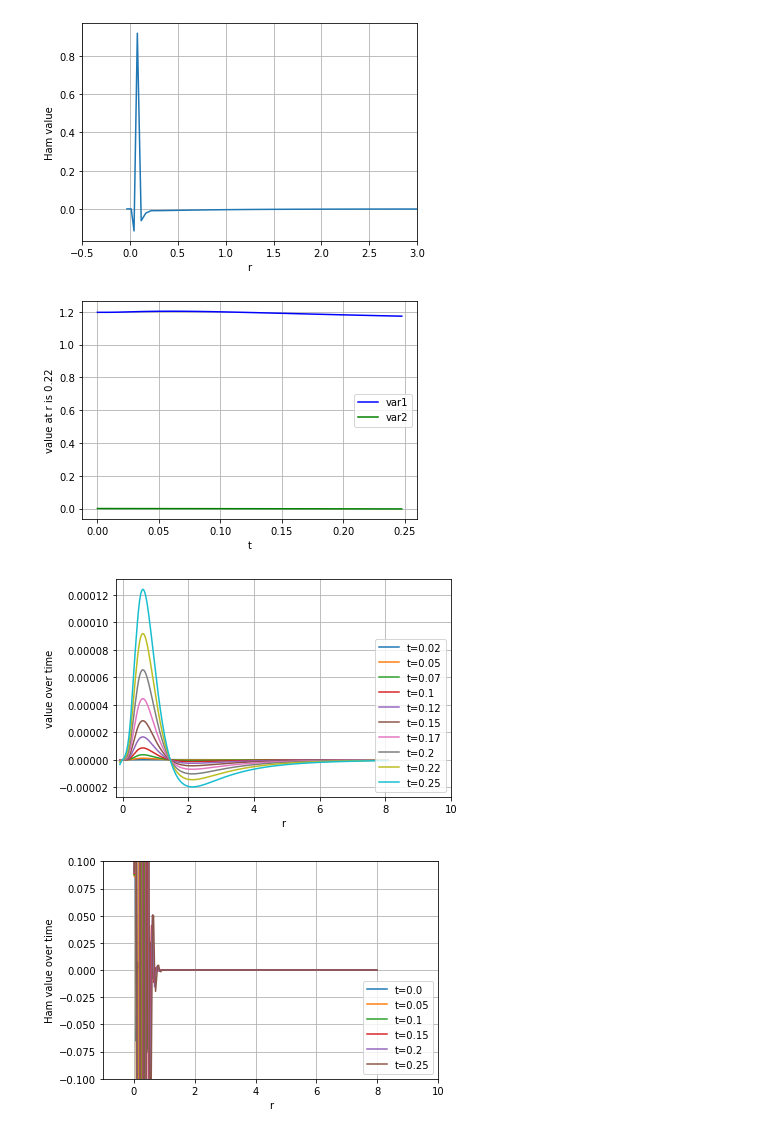
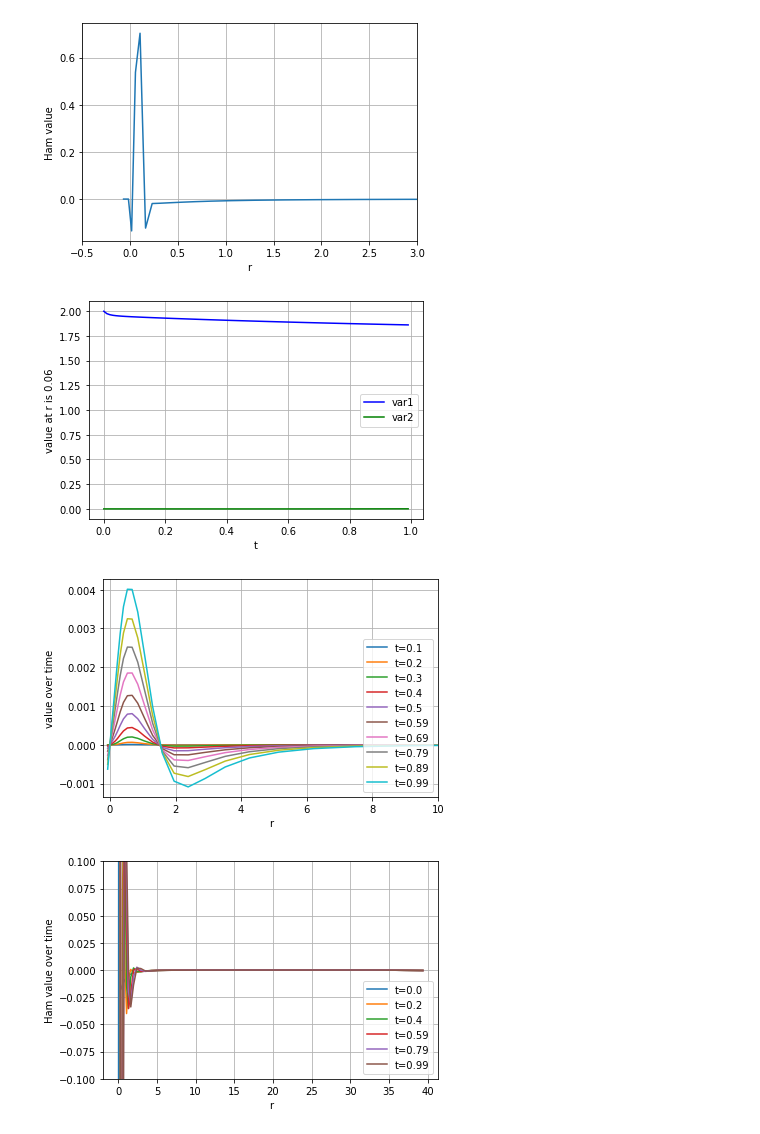
Before and after one commit to GRTLCollaboration/engrenage, a Jupyter notebook: examples/BHEvolution.ipynb, the cells around one changed output. Drawn from its saved outputs; the diff is of its cells as text; code cells hidden in the pictures.

```diff
--- a/examples/BHEvolution.ipynb
+++ b/examples/BHEvolution.ipynb
@@ -28,7 +28,7 @@ from source.bhinitialconditions import *       # go here to change the initial c
 from source.diagnostics import *               # go here to change the diagnostics
 # %%
 # Input parameters for grid and evolution here
-N_r = 40 # num points on physical grid
+N_r = 30 # num points on physical grid
 R = 1.0 # Maximum outer radius, or sets dx_0 = R/N_r for logarithmic case
 N = N_r + num_ghosts * 2
 
@@ -47,8 +47,10 @@ plt.xlabel('r')
 #plt.plot(r, initial_K, label='K')
 plt.plot(r, initial_phi, label='phi')
 plt.plot(r, initial_hrr, label='hrr')
-plt.plot(r, initial_lapse-1.0, label='lapse-1')
+plt.plot(r, initial_lapse, label='lapse')
 #plt.plot(r, initial_lambdar, label='lambdar')
 plt.legend(loc='best')
+#plt.xlim(-0.2,0.2)
+#plt.ylim(-0.001,0.001)
 plt.grid()
 # %% [output]
@@ -66,10 +68,10 @@ plt.xlim(-0.5,R+2)
 plt.ylabel('Ham value')
 plt.grid()
 # %% [output]
-[figure, old version]
+[figure, new version]
 # %%
 # for control of time integrator and spatial grid
-T = 0.25 # Maximum evolution time
+T = 1.0 # Maximum evolution time
 N_t = 101 # time resolution (only for outputs, not for integration)
 
 # Work out dt and time spacing of outputs
@@ -81,7 +83,8 @@ eta = 0.5 # the 1+log slicing damping coefficient - of order 1/M_adm of spacetim
 # to make like (older) python odeint method use method='LSODA' instead
 # use tqdm package to track progress
 with tqdm(total=1000, unit="‰") as progress_bar:
-    dense_solution = solve_ivp(get_rhs, [0,T], initial_vars_values, args=(R, N_r, r_is_logarithmic, eta, progress_bar, [0, T/1000]),
+    dense_solution = solve_ivp(get_rhs, [0,T], initial_vars_values,
+                               args=(R, N_r, r_is_logarithmic, eta, progress_bar, [0, T/1000]),
                         #atol=1e-5, rtol=1e-5,
                         max_step=(0.1*R/N_r), #for stability and for KO coeff of 10
                         method='RK45', dense_output=True)
@@ -105,7 +108,7 @@ plt.ylabel('value at r is '+str(r_i))
 plt.legend(loc='best')
 plt.grid()
 # %% [output]
-[figure, old version]
+[figure, new version]
 # %%
 # plot the profile for some variable at a selection of times
 var = idx_shiftr
@@ -122,26 +125,26 @@ plt.xlim(-0.2,10.0)
 plt.ylabel('value over time')
 plt.grid()
 # %% [output]
-[figure, old version]
+[figure, new version]
 # %%
 # calculate the diagnostics, just the Hamiltonian constraint for now
-r, Ham = get_diagnostics(solution, t, R, N_r)
+r, Ham = get_diagnostics(solution, t, R, N_r, r_is_logarithmic)
 # %%
 # plot the profile for Ham at a selection of times
 
 for i, t_i in enumerate(t) :
     if (i < N_t) and (i % 20 == 0) :
         labelt = "t="+str(round(t_i,2))
         Ham_t = Ham[i]
         Ham_t = Ham_t[num_ghosts:(N-num_ghosts)]
         r_diagnostics = r[num_ghosts:(N-num_ghosts)]
         plt.plot(r_diagnostics, Ham_t, label=labelt)
 
 plt.legend(loc=4)
 plt.xlabel('r')
-plt.xlim(-1,R+2)
+#plt.xlim(-1,R+2)
 plt.ylim(-0.1,0.1)
 plt.ylabel('Ham value over time')
 plt.grid()
 # %% [output]
-[figure, old version]
+[figure, new version]
```
Also changed, not shown: parts of 1 cell of this notebook, 11 other files.
